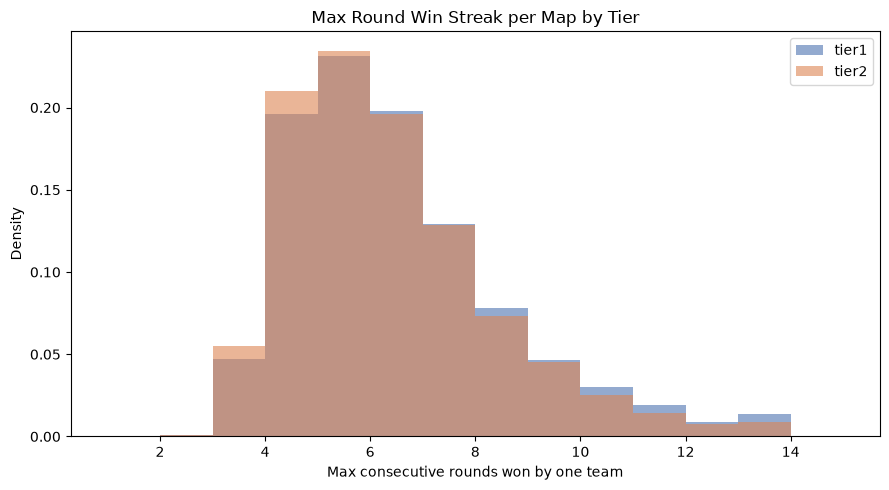
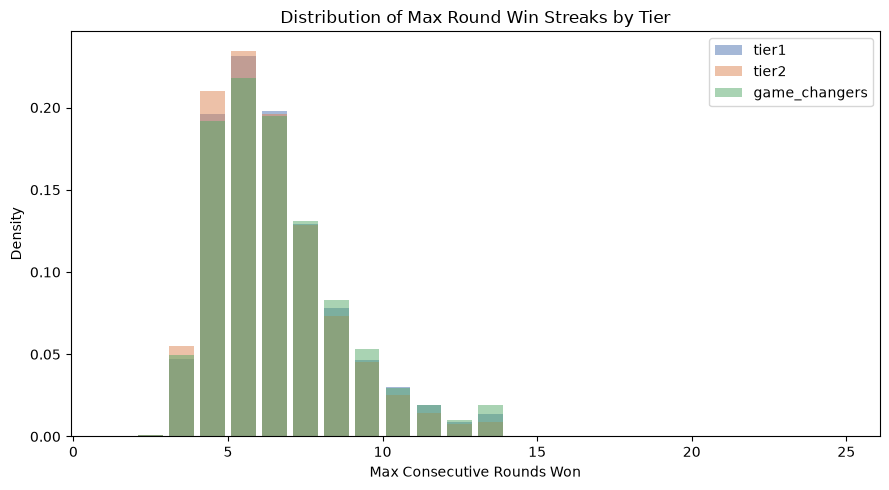
The notebook cell's code change between the first figure and the second:
--- before
+++ after
@@ -14,9 +14,10 @@
 
 fig, ax = plt.subplots(figsize=(9,5))
-for tier, color in [('tier1','#4C72B0'),('tier2','#DD8452')]:
-    data = streak_df[streak_df['tier']==tier]['max_streak']
-    ax.hist(data, bins=range(1,16), alpha=0.6, color=color, label=tier, density=True)
-ax.set_title('Max Round Win Streak per Map by Tier')
-ax.set_xlabel('Max consecutive rounds won by one team')
+colors = {'tier1': '#4C72B0', 'tier2': '#DD8452', 'game_changers': '#55A868'}
+for tier, color in [('tier1','#4C72B0'),('tier2','#DD8452'),('game_changers','#55A868')]:
+    data = streak_df[streak_df['tier']==tier]['max_streak'].dropna()
+    ax.hist(data, bins=range(1,26), alpha=0.5, density=True, label=tier, color=color, rwidth=0.8)
+ax.set_title('Distribution of Max Round Win Streaks by Tier')
+ax.set_xlabel('Max Consecutive Rounds Won')
 ax.set_ylabel('Density')
 ax.legend()

Commit: include game changers